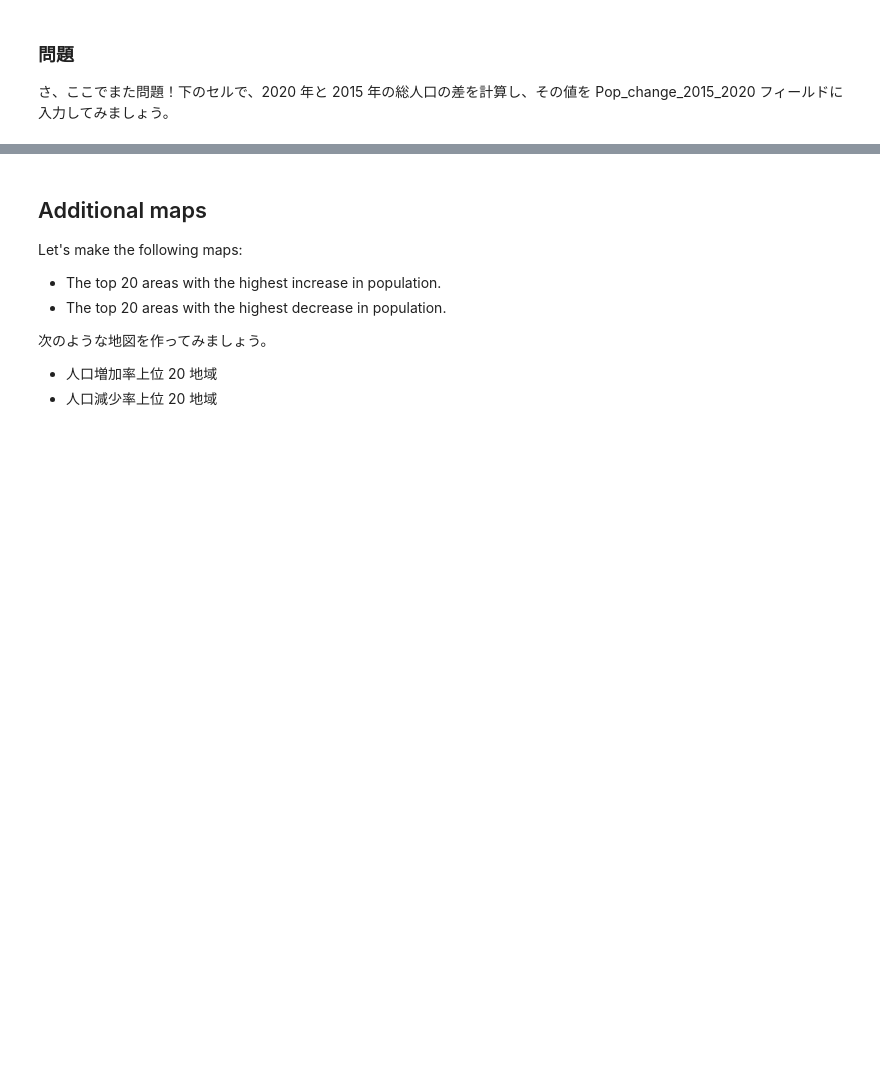
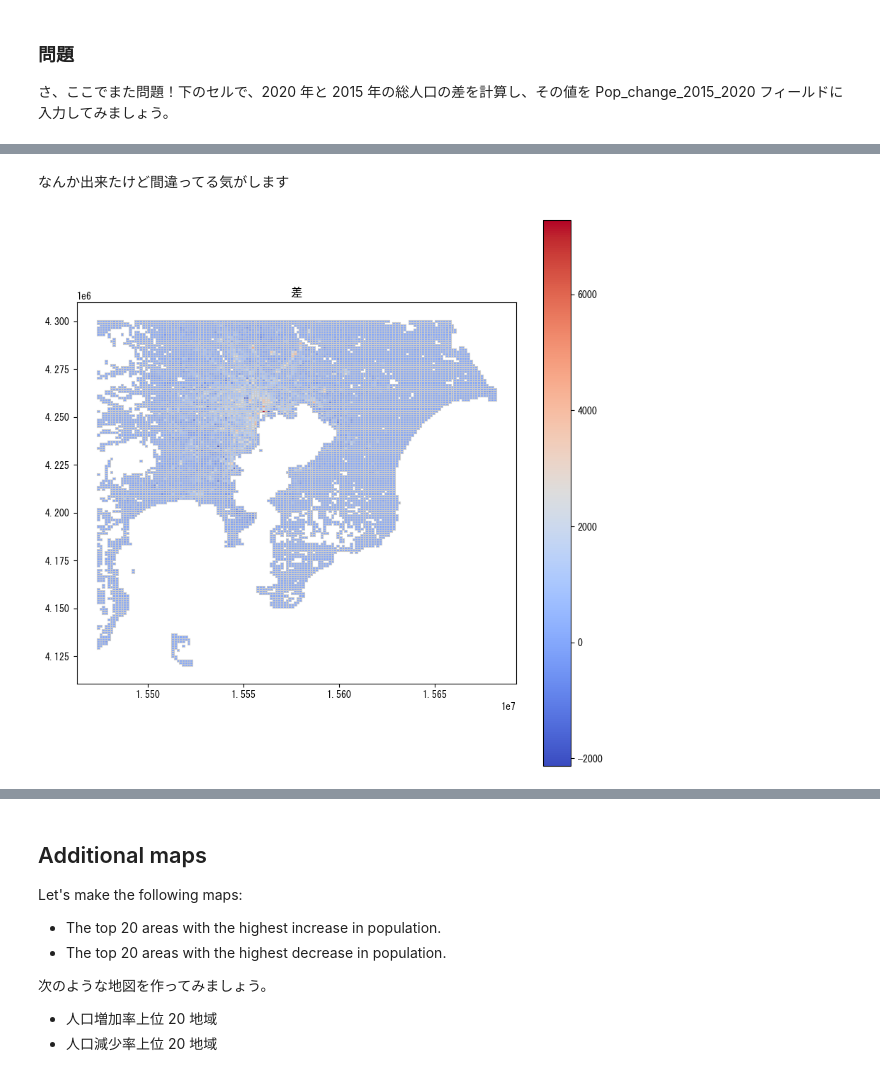
Before and after one commit to oo000o0o0o/gis, a Jupyter notebook: week11/Week11.ipynb, the cells around one changed output, grey strips where cells are left out. Drawn from its saved outputs; the diff is of its cells as text; code cells hidden in the pictures; blank space fills up the shorter version.

```diff
--- a/week11/Week11.ipynb
+++ b/week11/Week11.ipynb
@@ -395,3 +556,27 @@ chibamesh['pop_change_2015_2020'] = np.nan
+# %% [markdown]
+なんか出来たけど間違ってる気がします
+# %%
+import geopandas as gpd
+import matplotlib.pyplot as plt
+
+# 対象の2つの地点
+target1 = 'T001100001'
+target2 = 'T000846001'
+
+# 'T001100001'と'T000846001'の列の差を計算
+diff_column = '差'
+chibamesh[diff_column] = chibamesh[target1] - chibamesh[target2]
+
+# プロットの作成
+fig, ax = plt.subplots(figsize=(10, 10))
+chibamesh.plot(column=diff_column, cmap='coolwarm', linewidth=0.8, ax=ax, edgecolor='0.8', legend=True)
+
+# タイトルの追加
+plt.title('差')
+
+plt.show()
+# %% [output]
+[figure, added]
 # %%
 # check!
 chibamesh[['KEY_CODE','T001100001','T000846001','pop_change_2015_2020']].sample(5)
```
Also changed, not shown: parts of 19 cells of this notebook.
